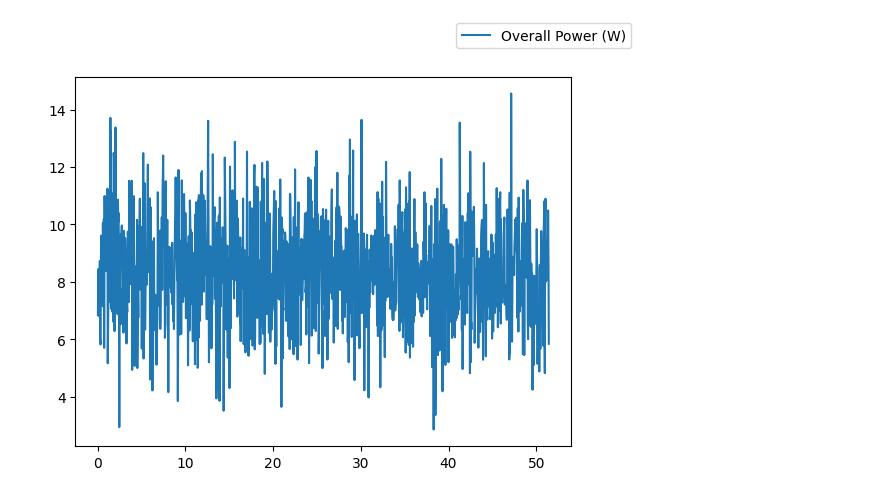
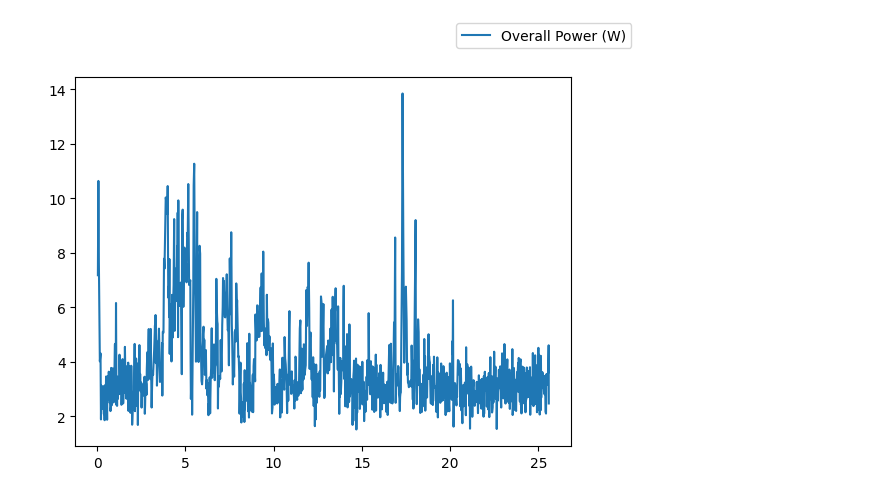
Before and after one commit to patrick-may/Energy-Efficiency-Profiler, a Jupyter notebook: analyze.ipynb, the cells around one changed output. Saved outputs shown, nothing was run; the diff lists cells and outputs as text; code cells hidden in the pictures.

```diff
--- a/analyze.ipynb
+++ b/analyze.ipynb
@@ -1,22 +1,25 @@
 # %%
 import polars as pl
 import matplotlib.pyplot as plt
 import csv
-data = "power-logs\PowerLog-2023-03-03 14-49-19.815169"
+
+# getting the power usage statistics
+
+data = "data\power-logs\PowerLog-2023-04-07 12-08-58.671906"
 
 df = pl.read_csv(data)
 
 df.with_columns([
     pl.col("System Time").str.strptime(pl.Time, fmt="%H:%M:%S:%f",strict=False).cast(pl.Time, strict=False),
 ])
 
 
 fig, ax = plt.subplots()
 
 timeline = df.select(pl.col("Elapsed Time (sec)"))
 #ax.plot(timeline, df.select(pl.col("Cumulative Processor Energy_0(Joules)")), label="Cumulative Energy (J)")
 ax.plot(timeline, df.select(pl.col("Processor Power_0(Watt)")), label= "Overall Power (W)")
 fig.legend()
 fig.show()
 # %% [output]
-[figure, old version]
+[figure, new version]
```
Also changed, not shown: 50 other files.
